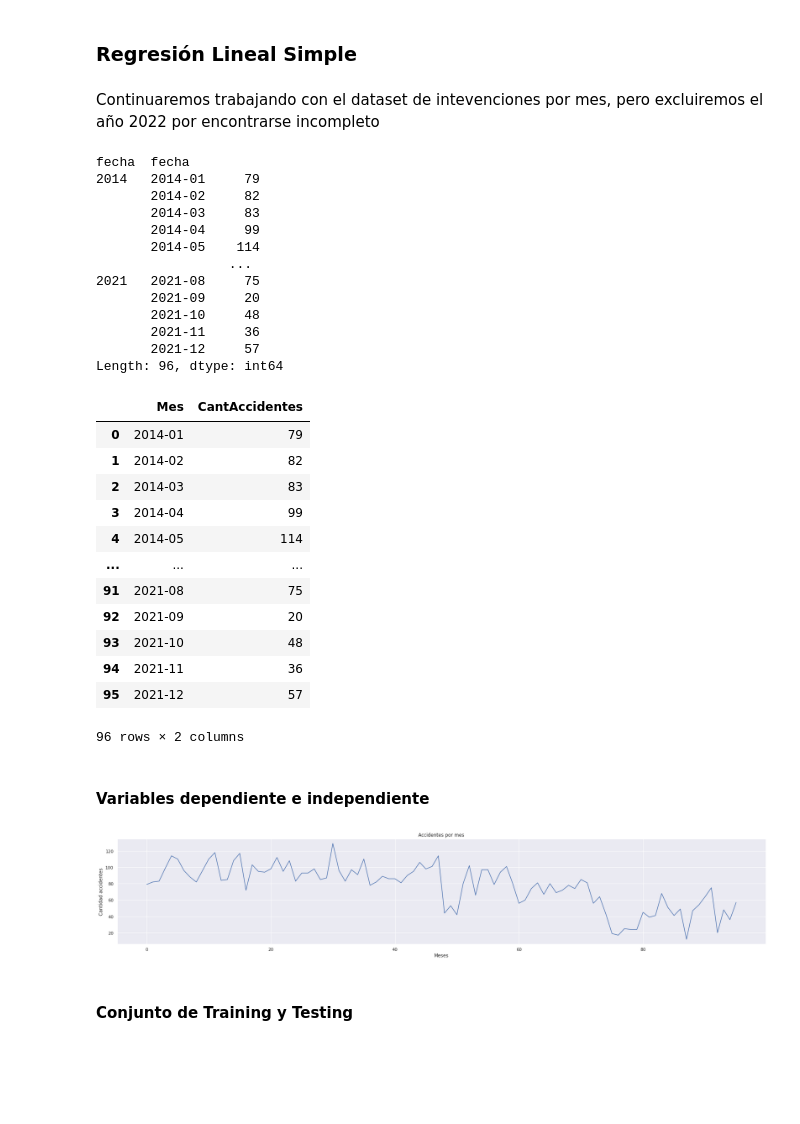
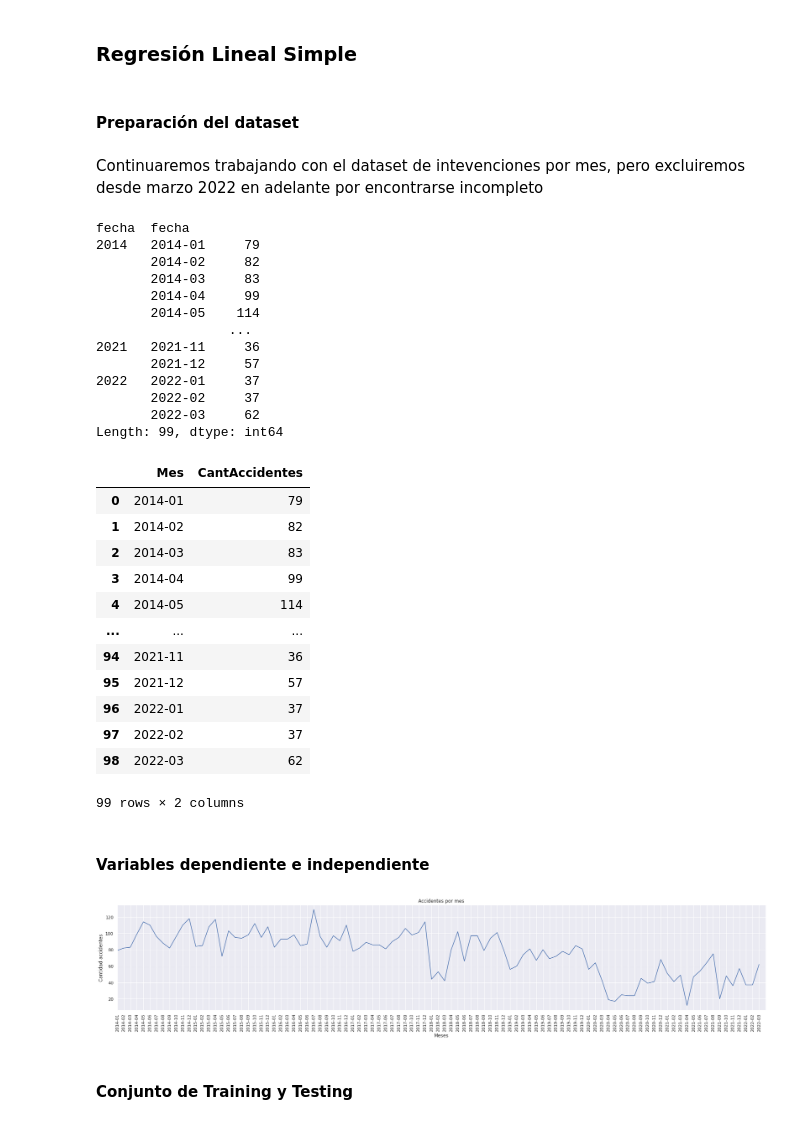
Before and after one commit to pbravi/datascience, a Jupyter notebook: ProyectoFinal/Desafio_AlgoritmoML_MVP_Pablo_Bravi.ipynb, the cells around one changed output. Drawn from its saved outputs; the diff is of its cells as text; code cells hidden in the pictures; blank space fills up the shorter version.

```diff
--- a/ProyectoFinal/Desafio_AlgoritmoML_MVP_Pablo_Bravi.ipynb
+++ b/ProyectoFinal/Desafio_AlgoritmoML_MVP_Pablo_Bravi.ipynb
@@ -1181,10 +1181,12 @@ Observaciones:
 Intentaremos predecir la cantidad de accidentes por mes utilizando Regresión Lineal Simple
 # %% [markdown]
 ### Regresión Lineal Simple
+# %% [markdown]
+#### Preparación del dataset
 # %% [markdown]
-Continuaremos trabajando con el dataset de intevenciones por mes, pero excluiremos el año 2022 por encontrarse incompleto
+Continuaremos trabajando con el dataset de intevenciones por mes, pero excluiremos desde marzo 2022 en adelante por encontrarse incompleto
 # %%
-df_intervenciones_por_mes = df_intervenciones_por_mes[df_intervenciones_por_mes.index.get_level_values(0)!='2022']
+df_intervenciones_por_mes = df_intervenciones_por_mes[df_intervenciones_por_mes.index.get_level_values(1)<='2022-03']
 df_intervenciones_por_mes
 # %% [output]
 fecha  fecha
@@ -1194,12 +1196,12 @@ fecha  fecha
        2014-04     99
        2014-05    114
                  ...
-2021   2021-08     75
-       2021-09     20
-       2021-10     48
-       2021-11     36
+2021   2021-11     36
        2021-12     57
-Length: 96, dtype: int64
+2022   2022-01     37
+       2022-02     37
+       2022-03     62
+Length: 99, dtype: int64
 # %%
 df_intervenciones_por_mes_pred = pd.DataFrame()
 df_intervenciones_por_mes_pred['Mes']=df_intervenciones_por_mes.index.get_level_values(1).astype(str)
@@ -1213,12 +1215,12 @@ df_intervenciones_por_mes_pred
 | 3 | 2014-04 | 99 |
 | 4 | 2014-05 | 114 |
 | ... | ... | ... |
-| 91 | 2021-08 | 75 |
-| 92 | 2021-09 | 20 |
-| 93 | 2021-10 | 48 |
 | 94 | 2021-11 | 36 |
 | 95 | 2021-12 | 57 |
+| 96 | 2022-01 | 37 |
+| 97 | 2022-02 | 37 |
+| 98 | 2022-03 | 62 |
-96 rows × 2 columns
+99 rows × 2 columns
 # %% [markdown]
 #### Variables dependiente e independiente
 # %%
@@ -1227,12 +1229,15 @@ y = df_intervenciones_por_mes_pred['CantAccidentes']
 # %%
 sns.set(rc={"figure.figsize":(30, 5)})
 lineplot = sns.lineplot(x=X, y=y)
 lineplot.set_xlabel('Meses')
 lineplot.set_ylabel('Cantidad accidentes')
 lineplot.set_title('Accidentes por mes')
+lineplot.set_xticks(range(len(df_intervenciones_por_mes_pred['Mes'])))
+lineplot.set_xticklabels(df_intervenciones_por_mes_pred['Mes'], rotation=90)
+lineplot.set_xlim(0,len(df_intervenciones_por_mes_pred['Mes']))
 plt.show()
 # %% [output]
-[figure, old version]
+[figure, new version]
 # %% [markdown]
 #### Conjunto de Training y Testing
 # %%
```
Also changed, not shown: parts of 5 cells of this notebook.
